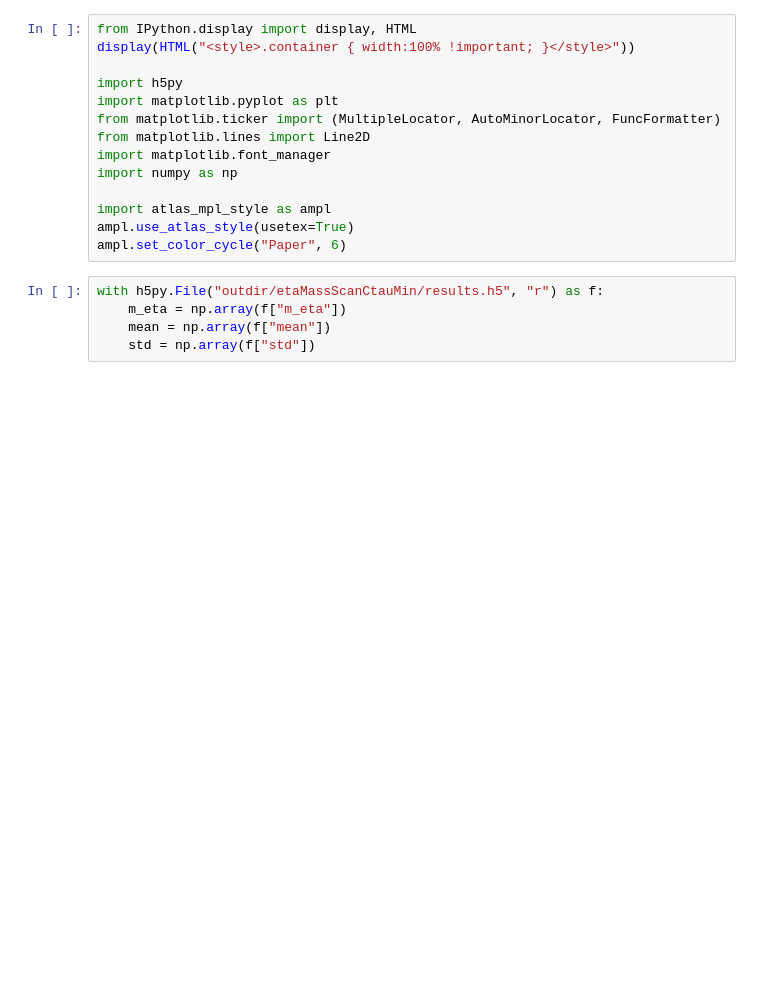
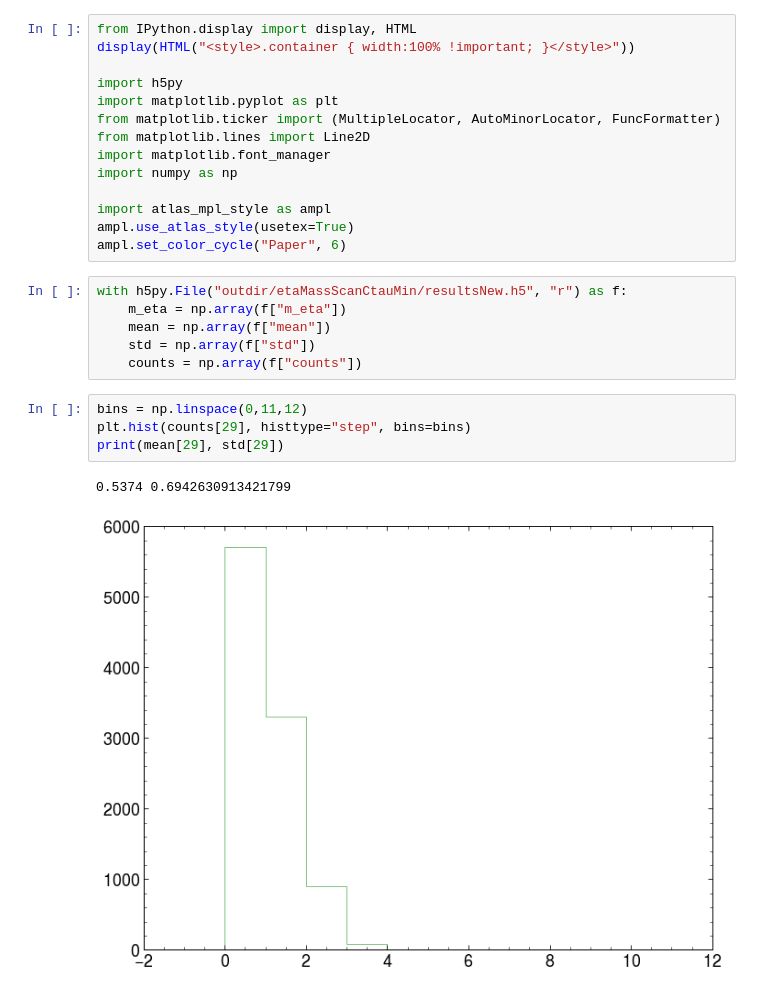
Before and after one commit to kdp-lab/darkQCD_pythia_simulations, a Jupyter notebook: Number of Eta Decays.ipynb, the cells around one changed output. Cells and saved outputs as stored; diff of their text form; blank space fills up the shorter version.

```diff
--- a/Number of Eta Decays.ipynb
+++ b/Number of Eta Decays.ipynb
@@ -13,10 +13,18 @@ import atlas_mpl_style as ampl
 ampl.use_atlas_style(usetex=True)
 ampl.set_color_cycle("Paper", 6)
 # %%
-with h5py.File("outdir/etaMassScanCtauMin/results.h5", "r") as f:
+with h5py.File("outdir/etaMassScanCtauMin/resultsNew.h5", "r") as f:
     m_eta = np.array(f["m_eta"])
     mean = np.array(f["mean"])
     std = np.array(f["std"])
+    counts = np.array(f["counts"])
+# %%
+bins = np.linspace(0,11,12)
+plt.hist(counts[29], histtype="step", bins=bins)
+print(mean[29], std[29])
+# %% [output]
+0.5374 0.6942630913421799
+[figure, added]
 # %%
 # make plot
 fig = plt.figure(figsize=(6, 5))
```
Also changed, not shown: parts of 1 cell of this notebook, 2 other files.
